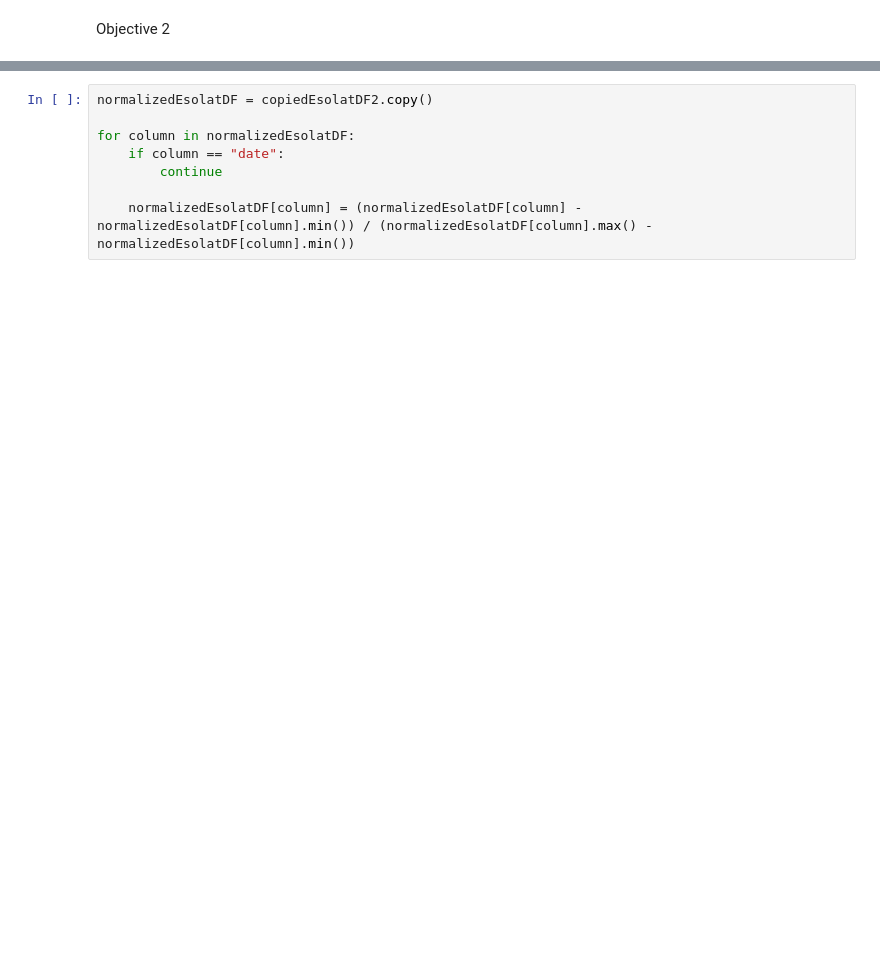
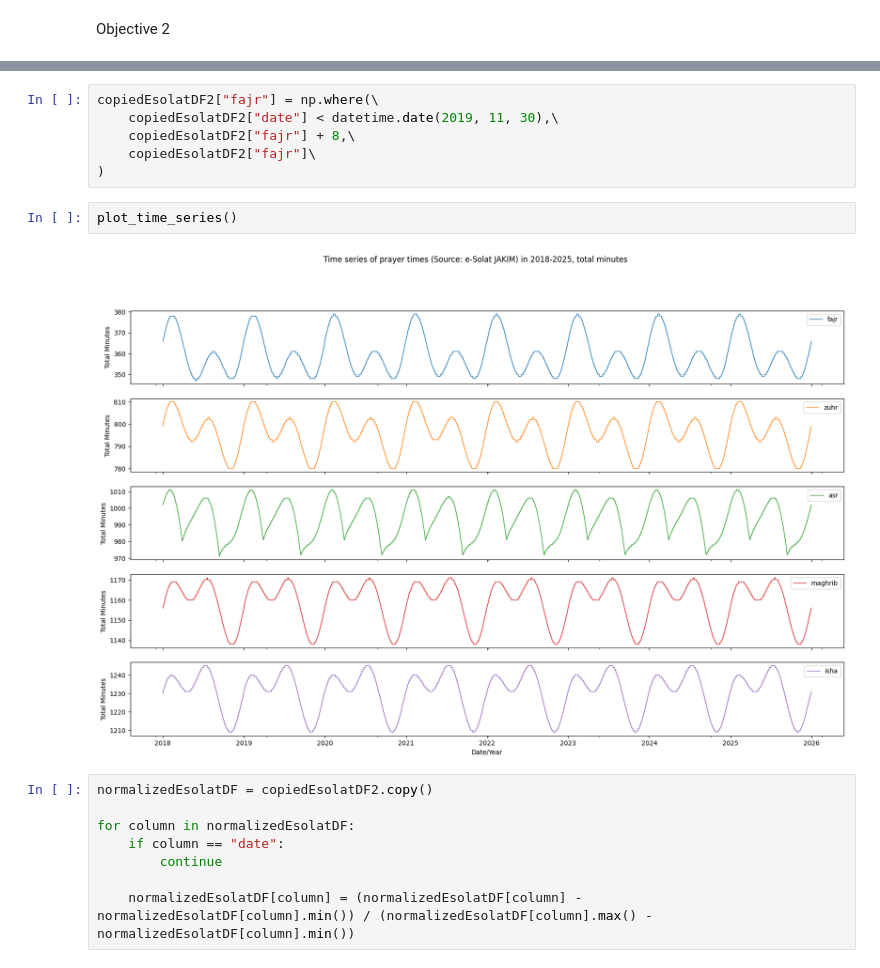
Before and after one commit to azamsuratem/predictprayertimes, a Jupyter notebook: python/objectives_1_and_2.ipynb, the cells around one changed output, grey strips where cells are left out. Drawn from its saved outputs; the diff is of its cells as text; blank space fills up the shorter version.

```diff
--- a/python/objectives_1_and_2.ipynb
+++ b/python/objectives_1_and_2.ipynb
@@ -296,3 +325,13 @@ plot_time_series_esolat("isha")
+# %%
+copiedEsolatDF2["fajr"] = np.where(\
+    copiedEsolatDF2["date"] < datetime.date(2019, 11, 30),\
+    copiedEsolatDF2["fajr"] + 8,\
+    copiedEsolatDF2["fajr"]\
+)
+# %%
+plot_time_series()
+# %% [output]
+[figure, added]
 # %%
 normalizedEsolatDF = copiedEsolatDF2.copy()
 
```
Also changed, not shown: parts of 39 cells of this notebook.
